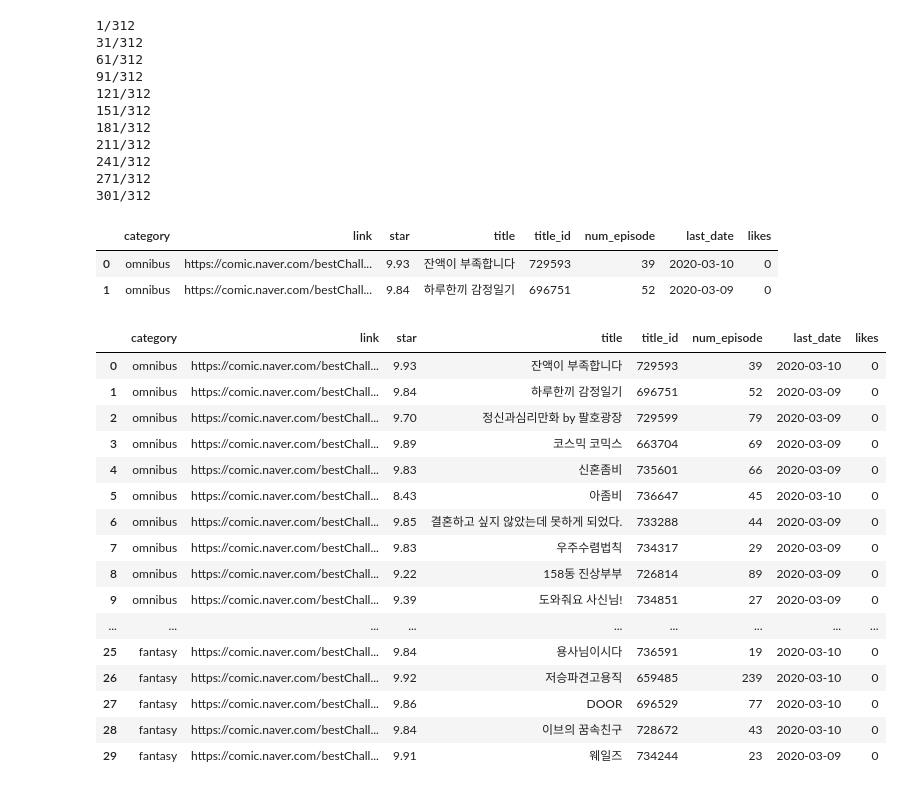
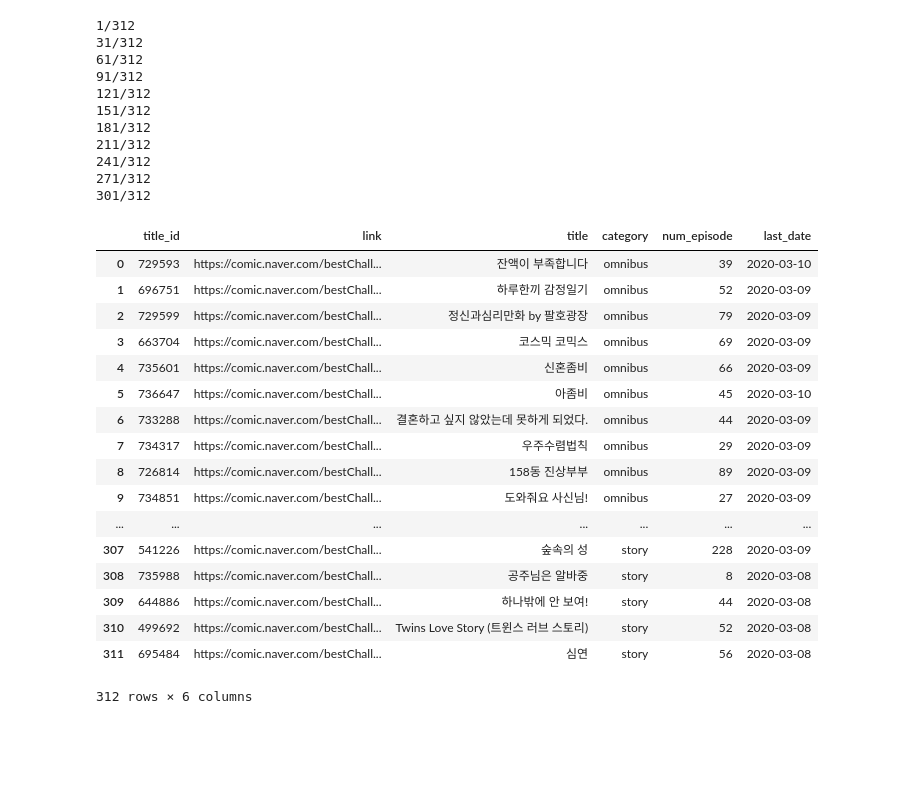
Before and after one commit to h33sun/Naver_webtoon_prediction, a Jupyter notebook: hss/Untitled.ipynb, the cells around one changed output. Saved outputs shown, nothing was run; the diff lists cells and outputs as text; code cells hidden in the pictures; blank space fills up the shorter version.

```diff
--- a/hss/Untitled.ipynb
+++ b/hss/Untitled.ipynb
@@ -136,30 +136,29 @@ now = datetime.datetime.now()
 now = datetime.datetime.date(now)
 
 result['last_date'] = result['last_date'].apply(lambda x: datetime.datetime.date(datetime.datetime.strptime(x, '%Y.%m.%d')))
-result.head(2)
+result.head(100)
+
+result = result[['title_id','link','title','category', 'num_episode','last_date']]
-# %% [output]
-|  | category | link | star | title | title_id | num_episode | last_date | likes |
-| 0 | omnibus | https://comic.naver.com/bestChall... | 9.93 | 잔액이 부족합니다 | 729593 | 39 | 2020-03-10 | 0 |
-| 1 | omnibus | https://comic.naver.com/bestChall... | 9.84 | 하루한끼 감정일기 | 696751 | 52 | 2020-03-09 | 0 |
 # %%
-result.head(30)
+result
 # %% [output]
-|  | category | link | star | title | title_id | num_episode | last_date | likes |
-| 0 | omnibus | https://comic.naver.com/bestChall... | 9.93 | 잔액이 부족합니다 | 729593 | 39 | 2020-03-10 | 0 |
-| 1 | omnibus | https://comic.naver.com/bestChall... | 9.84 | 하루한끼 감정일기 | 696751 | 52 | 2020-03-09 | 0 |
-| 2 | omnibus | https://comic.naver.com/bestChall... | 9.70 | 정신과심리만화 by 팔호광장 | 729599 | 79 | 2020-03-09 | 0 |
-| 3 | omnibus | https://comic.naver.com/bestChall... | 9.89 | 코스믹 코믹스 | 663704 | 69 | 2020-03-09 | 0 |
-| 4 | omnibus | https://comic.naver.com/bestChall... | 9.83 | 신혼좀비 | 735601 | 66 | 2020-03-09 | 0 |
-| 5 | omnibus | https://comic.naver.com/bestChall... | 8.43 | 아좀비 | 736647 | 45 | 2020-03-10 | 0 |
-| 6 | omnibus | https://comic.naver.com/bestChall... | 9.85 | 결혼하고 싶지 않았는데 못하게 되었다. | 733288 | 44 | 2020-03-09 | 0 |
-| 7 | omnibus | https://comic.naver.com/bestChall... | 9.83 | 우주수렴법칙 | 734317 | 29 | 2020-03-09 | 0 |
-| 8 | omnibus | https://comic.naver.com/bestChall... | 9.22 | 158동 진상부부 | 726814 | 89 | 2020-03-09 | 0 |
-| 9 | omnibus | https://comic.naver.com/bestChall... | 9.39 | 도와줘요 사신님! | 734851 | 27 | 2020-03-09 | 0 |
-| ... | ... | ... | ... | ... | ... | ... | ... | ... |
-| 25 | fantasy | https://comic.naver.com/bestChall... | 9.84 | 용사님이시다 | 736591 | 19 | 2020-03-10 | 0 |
-| 26 | fantasy | https://comic.naver.com/bestChall... | 9.92 | 저승파견고용직 | 659485 | 239 | 2020-03-10 | 0 |
-| 27 | fantasy | https://comic.naver.com/bestChall... | 9.86 | DOOR | 696529 | 77 | 2020-03-10 | 0 |
-| 28 | fantasy | https://comic.naver.com/bestChall... | 9.84 | 이브의 꿈속친구 | 728672 | 43 | 2020-03-10 | 0 |
-| 29 | fantasy | https://comic.naver.com/bestChall... | 9.91 | 웨일즈 | 734244 | 23 | 2020-03-09 | 0 |
+|  | title_id | link | title | category | num_episode | last_date |
+| 0 | 729593 | https://comic.naver.com/bestChall... | 잔액이 부족합니다 | omnibus | 39 | 2020-03-10 |
+| 1 | 696751 | https://comic.naver.com/bestChall... | 하루한끼 감정일기 | omnibus | 52 | 2020-03-09 |
+| 2 | 729599 | https://comic.naver.com/bestChall... | 정신과심리만화 by 팔호광장 | omnibus | 79 | 2020-03-09 |
+| 3 | 663704 | https://comic.naver.com/bestChall... | 코스믹 코믹스 | omnibus | 69 | 2020-03-09 |
+| 4 | 735601 | https://comic.naver.com/bestChall... | 신혼좀비 | omnibus | 66 | 2020-03-09 |
+| 5 | 736647 | https://comic.naver.com/bestChall... | 아좀비 | omnibus | 45 | 2020-03-10 |
+| 6 | 733288 | https://comic.naver.com/bestChall... | 결혼하고 싶지 않았는데 못하게 되었다. | omnibus | 44 | 2020-03-09 |
+| 7 | 734317 | https://comic.naver.com/bestChall... | 우주수렴법칙 | omnibus | 29 | 2020-03-09 |
+| 8 | 726814 | https://comic.naver.com/bestChall... | 158동 진상부부 | omnibus | 89 | 2020-03-09 |
+| 9 | 734851 | https://comic.naver.com/bestChall... | 도와줘요 사신님! | omnibus | 27 | 2020-03-09 |
+| ... | ... | ... | ... | ... | ... | ... |
+| 307 | 541226 | https://comic.naver.com/bestChall... | 숲속의 성 | story | 228 | 2020-03-09 |
+| 308 | 735988 | https://comic.naver.com/bestChall... | 공주님은 알바중 | story | 8 | 2020-03-08 |
+| 309 | 644886 | https://comic.naver.com/bestChall... | 하나밖에 안 보여! | story | 44 | 2020-03-08 |
+| 310 | 499692 | https://comic.naver.com/bestChall... | Twins Love Story (트윈스 러브 스토리) | story | 52 | 2020-03-08 |
+| 311 | 695484 | https://comic.naver.com/bestChall... | 심연 | story | 56 | 2020-03-08 |
+312 rows × 6 columns
 # %%
 result.to_csv('sample.csv')
```
Also changed, not shown: parts of 1 cell of this notebook, 5 other files.
